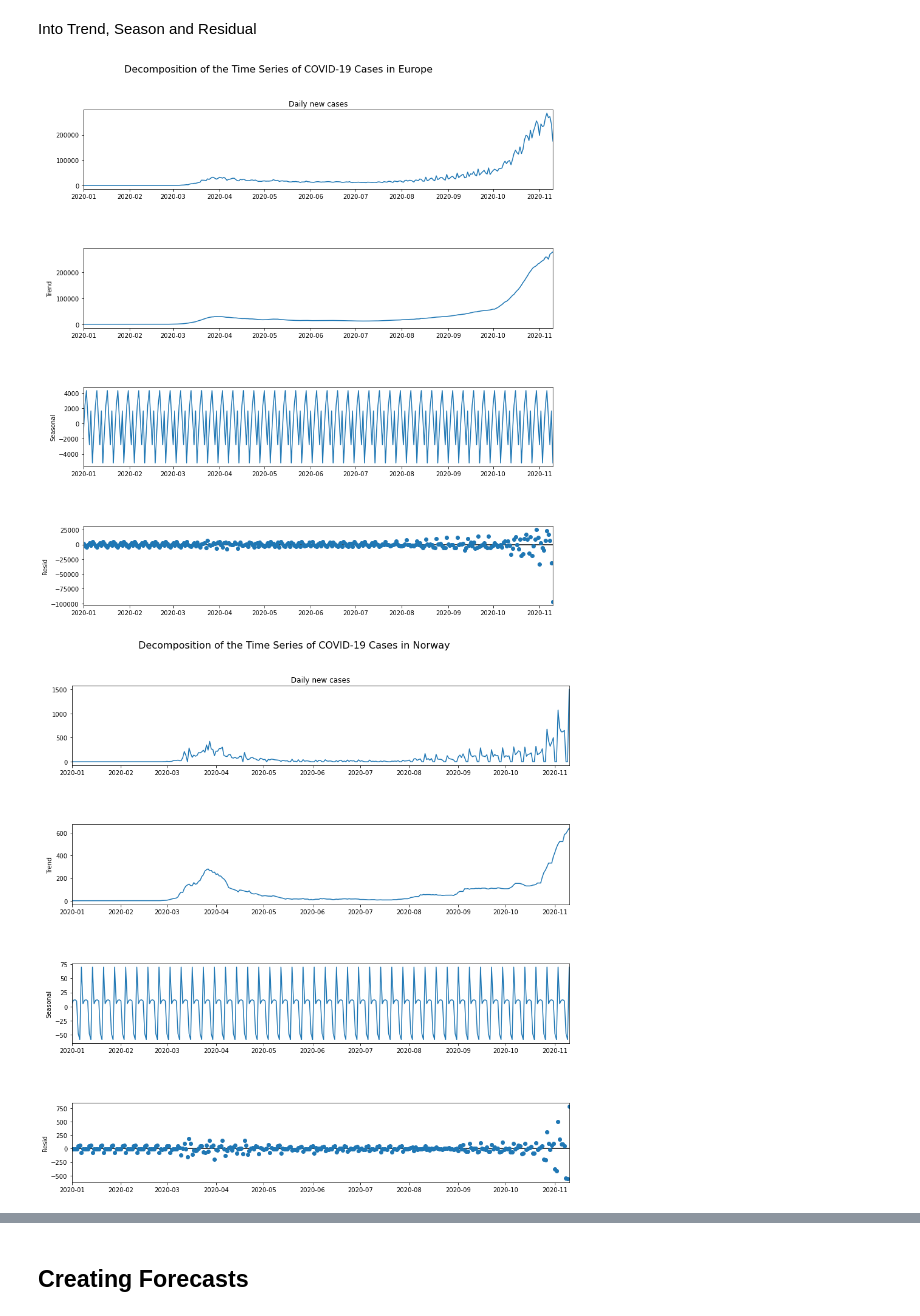
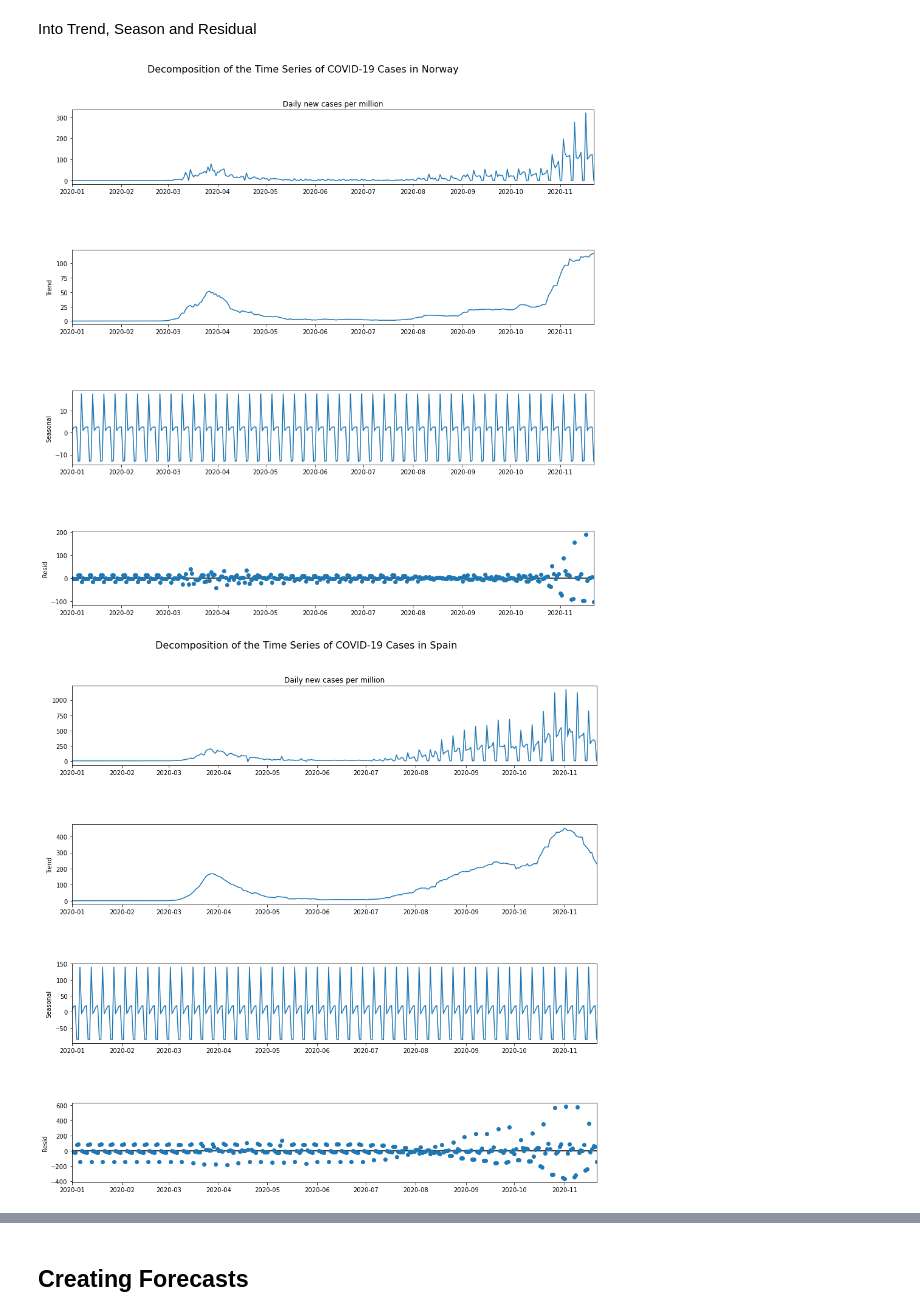
Before and after one commit to ostormer/covid_ml, a Jupyter notebook: Holt-Winters.ipynb, the cells around one changed output, grey strips where cells are left out. Cells and saved outputs as stored; diff of their text form; code cells hidden in the pictures.

```diff
--- a/Holt-Winters.ipynb
+++ b/Holt-Winters.ipynb
@@ -1,6 +1,4 @@
 # %%
-#Source: https://www.bounteous.com/insights/2020/09/15/forecasting-time-series-model-using-python-part-one/
-
 import warnings
 import pandas as pd
 import numpy as np
@@ -18,7 +16,7 @@ plt.close("all")
 import sys
 !{sys.executable} -m pip install statsmodels
 
-euroData = pd.read_csv("data\euro_countries_padded.csv")
+euroData = pd.read_csv("data\euro_countries_filled.csv")
 with open("data/iso_country_codes.json", "r") as read_file:
     countryCodes = json.load(read_file)
 
@@ -35,25 +33,6 @@ Requirement already satisfied: pytz>=2017.2 in c:\users\borge\miniconda3\lib\sit
 # %% [markdown]
 ## Creating Datasets
 # %%
-def europe_set(smoothed = False, beg_date='2020-01-01', end_date=euroData["date"].iloc[-1]):
-    """For entire Europe.
-    :param smoothed: True->Uses new_cases_smoothed as the source for new cases (7-day average)
-                     False->Uses raw data from new_cases
-    :param beg_date: beginning of the dataset
-    :param end_date: end of the dataset
-    """
-    if (smoothed):
-        df = euroData.groupby("date")["new_cases_smoothed"].sum().reset_index(name = "new_cases")
-    else:
-        df = euroData.groupby("date")["new_cases"].sum().reset_index(name = "new_cases")
-    df['date'] = pd.to_datetime(df['date'])
-    # Set the date as index
-    df = df.set_index('date')
-    # Select the proper time period for weekly aggreagation
-    df = df[beg_date:end_date]
-    return df
-
-
 def country_set(iso_code, smoothed = False, beg_date='2020-01-01', end_date=euroData["date"].iloc[-1]):
     """For specific country.
     :param iso_code: The county's ISO-code (3 letters)
@@ -63,9 +42,9 @@ def country_set(iso_code, smoothed = False, beg_date='2020-01-01', end_date=euro
     :param end_date: end of the dataset
     """
     if (smoothed):
-        df = euroData[euroData.iso_code==iso_code].groupby("date")["new_cases_smoothed"].sum().reset_index(name = "new_cases")
+        df = euroData[euroData.iso_code==iso_code].groupby("date")["new_cases_smoothed_per_million"].sum().reset_index(name = "new_cases_per_million")
     else:
-        df = euroData[euroData.iso_code==iso_code].groupby("date")["new_cases"].sum().reset_index(name = "new_cases")
+        df = euroData[euroData.iso_code==iso_code].groupby("date")["new_cases_per_million"].sum().reset_index(name = "new_cases_per_million")
 
     df['date'] = pd.to_datetime(df['date'])
     # Set the date as index
@@ -104,7 +96,7 @@ Initial_plot(df_deu, country_name = 'Germany')
 # %% [markdown]
 Into Trend, Season and Residual
 # %%
-def seasonal_decompose(y, country_name ='Europe'):
+def seasonal_decompose(y, country_name):
     """For specific country.
     :param y: dataseries
     :param country_name: for the heading
@@ -115,15 +107,13 @@ def seasonal_decompose(y, country_name ='Europe'):
     fig.suptitle("Decomposition of the Time Series of COVID-19 Cases in " + country_name, fontsize=16)
     plt.show()
 # %%
-y_eu = df_eu['new_cases'].rename("Daily new cases")
-y_nor = df_nor['new_cases'].rename("Daily new cases")
-y_esp = df_esp['new_cases'].rename("Daily new cases")
-y_ger = df_ger['new_cases'].rename("Daily new cases")
+y_nor = df_nor['new_cases_per_million'].rename("Daily new cases per million")
+y_esp = df_esp['new_cases_per_million'].rename("Daily new cases per million")
+y_deu = df_deu['new_cases_per_million'].rename("Daily new cases per million")
 
-seasonal_decompose(y_eu)
 seasonal_decompose(y_nor, country_name ='Norway')
 seasonal_decompose(y_esp, country_name ='Spain')
-seasonal_decompose(y_ger, country_name ='Germany')
+seasonal_decompose(y_deu, country_name ='Germany')
 # %% [output]
-[figure, old version]
+[figure, new version]
-[figure, old version]
+[figure, new version]
```
Also changed, not shown: parts of 21 cells of this notebook, 9 other files.
